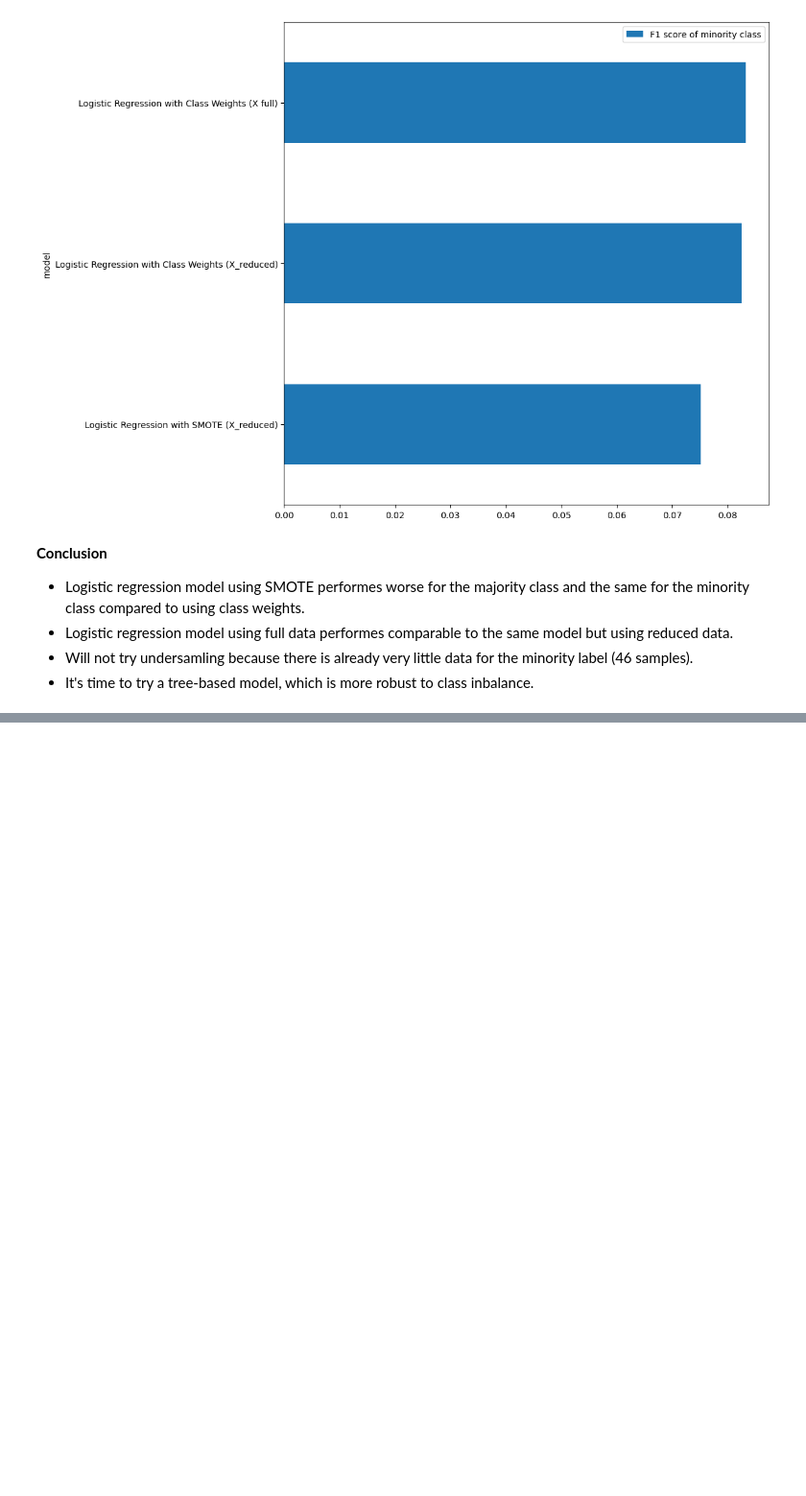
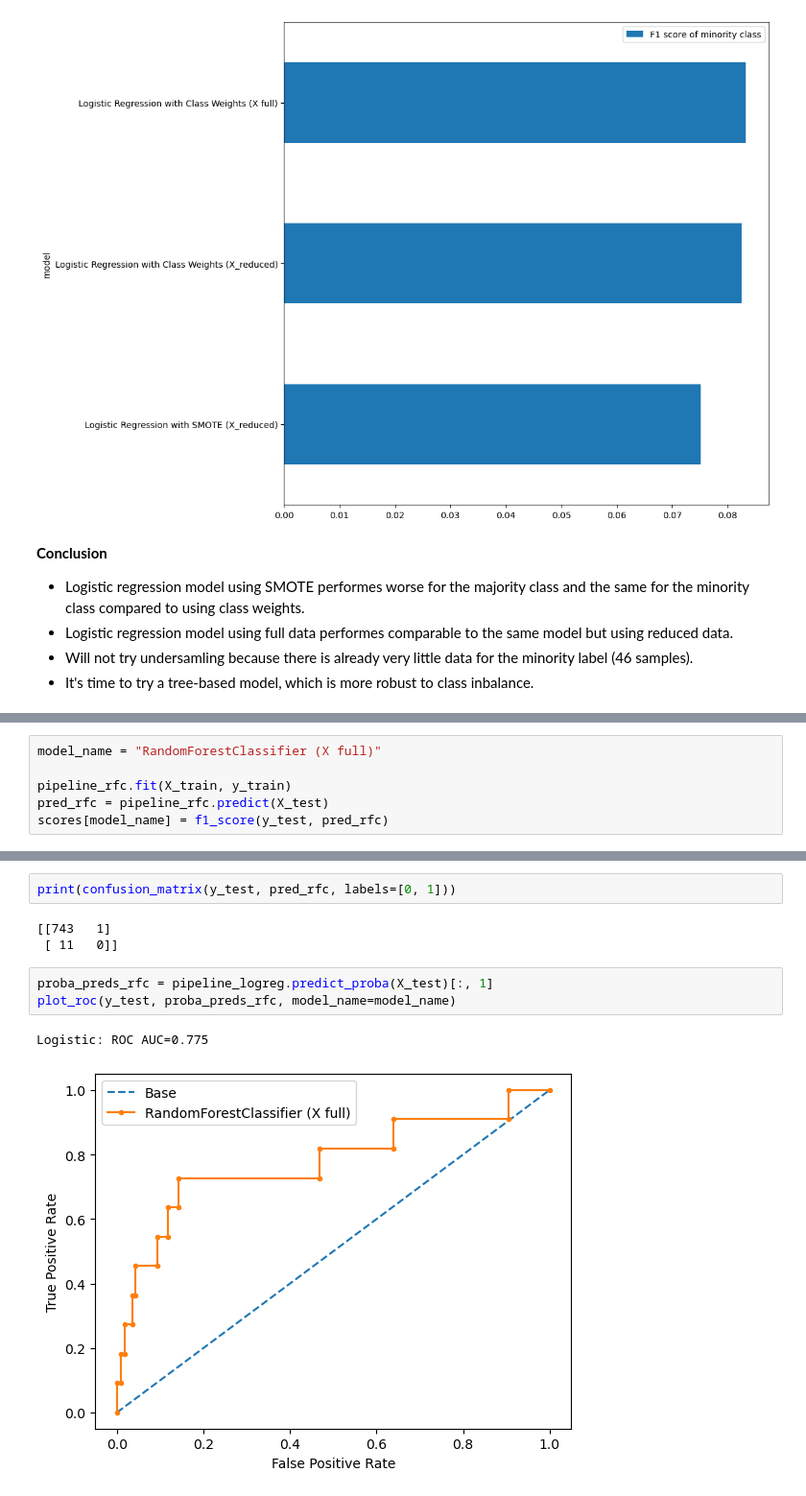
Before and after one commit to kalemaria/customer_lead_generator, a Jupyter notebook: customer_lead_generator_modelling.ipynb, the cells around one changed output, grey strips where cells are left out. Shown at 96% size. Saved outputs shown, nothing was run; the diff lists cells and outputs as text; blank space fills up the shorter version.

Commit message:
Trying RandomForestClassifier

```diff
--- a/customer_lead_generator_modelling.ipynb
+++ b/customer_lead_generator_modelling.ipynb
@@ -341,0 +364,6 @@ __Conclusion__
+# %%
+model_name = "RandomForestClassifier (X full)"
+
+pipeline_rfc.fit(X_train, y_train)
+pred_rfc = pipeline_rfc.predict(X_test)
+scores[model_name] = f1_score(y_test, pred_rfc)
@@ -341,0 +381,11 @@ __Conclusion__
+# %%
+print(confusion_matrix(y_test, pred_rfc, labels=[0, 1]))
+# %% [output]
+[[743   1]
+ [ 11   0]]
+# %%
+proba_preds_rfc = pipeline_logreg.predict_proba(X_test)[:, 1]
+plot_roc(y_test, proba_preds_rfc, model_name=model_name)
+# %% [output]
+Logistic: ROC AUC=0.775
+[figure, added]
```
Also changed, not shown: parts of 11 cells of this notebook.
